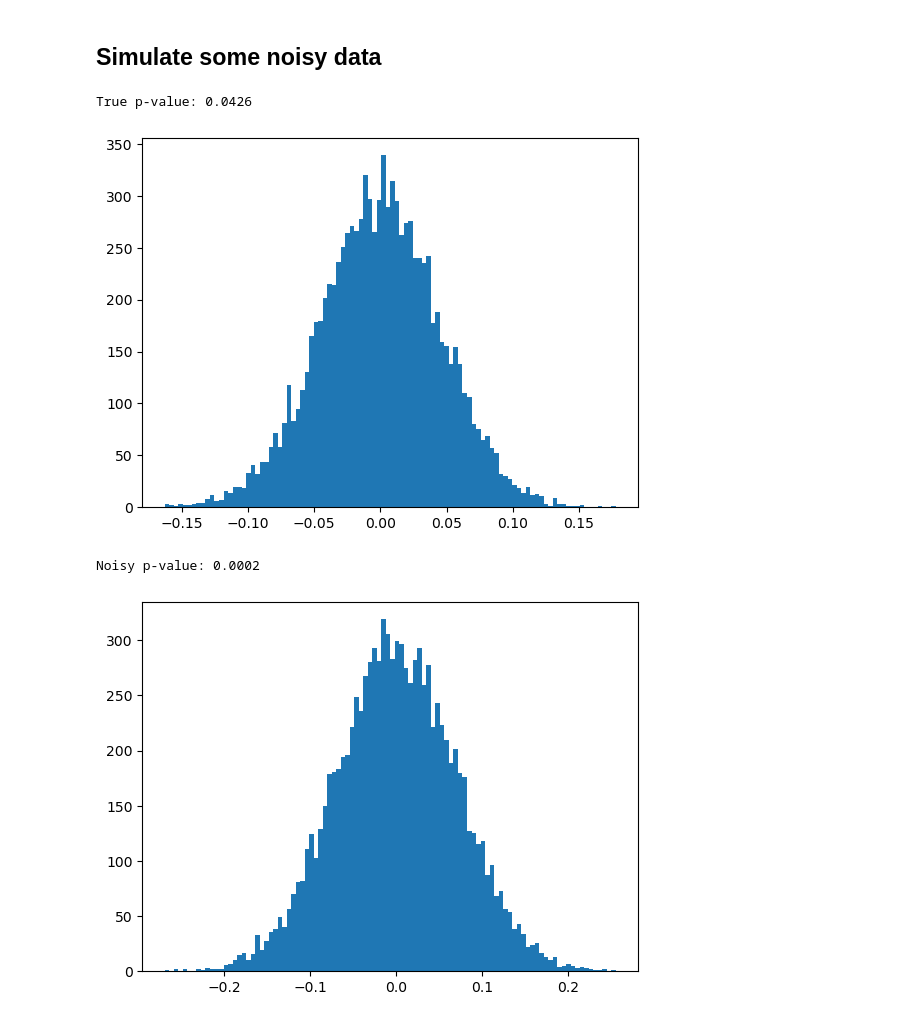
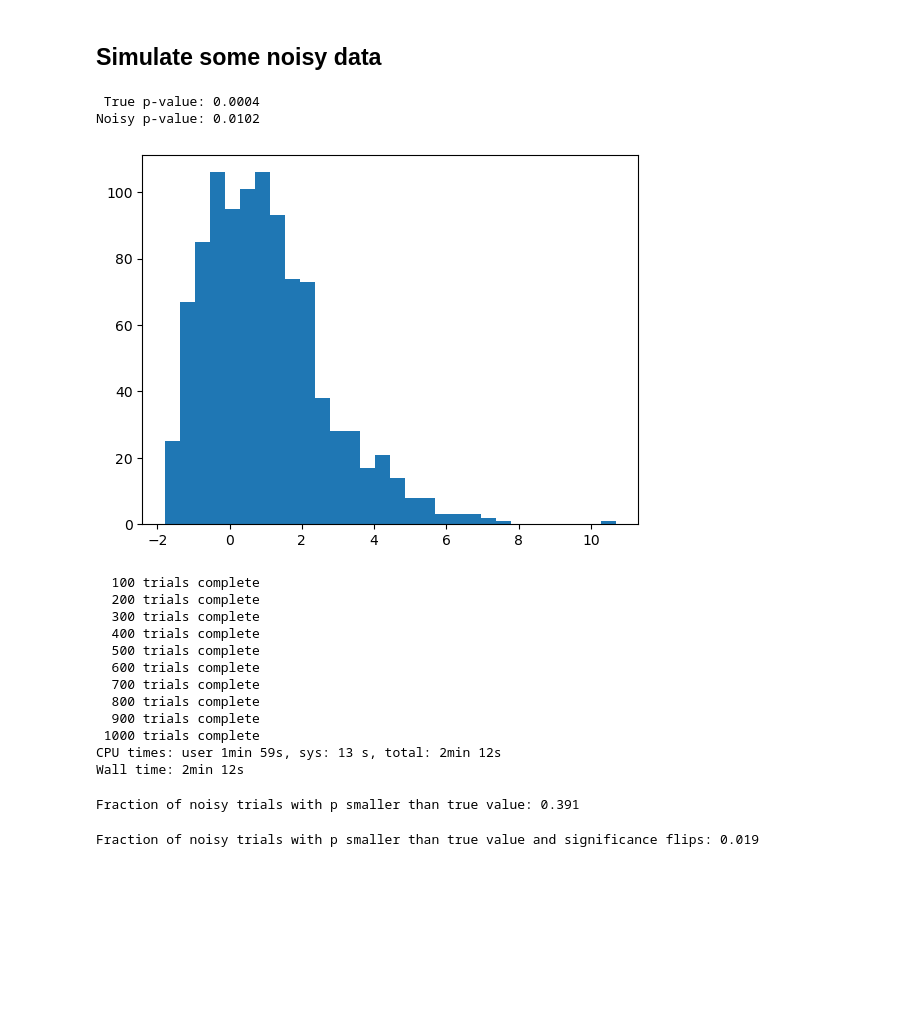
Before and after one commit to wilkens/mobility-books, a Jupyter notebook: notebooks/Validation.ipynb, the cells around one changed output. Saved outputs shown, nothing was run; the diff lists cells and outputs as text; code cells hidden in the pictures; blank space fills up the shorter version.

Commit message:
Add analysis of noisy data via simulation

```diff
--- a/notebooks/Validation.ipynb
+++ b/notebooks/Validation.ipynb
@@ -178,24 +178,75 @@ Could probably use a gamma function to fit this noise, if we made it strictly po
 # %% [markdown]
 ## Simulate some noisy data
 # %%
-x_true = np.random.normal(loc=1.0, scale=1.0, size=1000)
-y_true = np.random.normal(loc=1.1, scale=1.0, size=1000)
+#x_true = np.random.normal(loc=1.0, scale=1.0, size=1000)
+#y_true = np.random.normal(loc=1.1, scale=1.0, size=1000)
+
+x_true = np.random.default_rng().gamma(shape=3.0, scale=1.0, size=1000)
+y_true = np.random.default_rng().gamma(shape=3.0, scale=1.0, size=1000) + 0.3
 
 result_true = permutation_test((x_true, y_true), statistic=diff_mean)
-print('True p-value:', result_true.pvalue)
-plt.hist(result_true.null_distribution, bins=100)
-plt.show()
+print(' True p-value:', result_true.pvalue)
 
-x_noisy = x_true + np.random.normal(loc=0.0, scale=1.0, size=1000)
-y_noisy = y_true + np.random.default_rng().gamma(shape=1.0, scale=1.0, size=1000)
-#y_noisy = y_true + np.random.normal(loc=0.0, scale=1.0, size=1000)
+x_noisy = x_true + np.random.default_rng().gamma(shape=3.0, scale=1.0, size=1000) - 2.0
+y_noisy = y_true + np.random.default_rng().gamma(shape=3.0, scale=1.0, size=1000) - 2.0
 
 result_noisy = permutation_test((x_noisy, y_noisy), statistic=diff_mean)
 print('Noisy p-value:', result_noisy.pvalue)
-plt.hist(result_noisy.null_distribution, bins=100)
-plt.show()
 # %% [output]
-True p-value: 0.0426
+ True p-value: 0.0004
+Noisy p-value: 0.0102
-[figure, removed]
-Noisy p-value: 0.0002
-[figure, removed]
+# %%
+plt.hist(np.random.default_rng().gamma(shape=3.0, scale=1, size=1000)-2, bins=30);
+# %% [output]
+[figure, added]
+# %%
+%%time
+# run many trials
+
+simulated_pvalues = []
+trials_complete = 0
+
+for trial in range(1000):
+    x_true = np.random.normal(loc=1.0, scale=1.0, size=1000)
+    y_true = np.random.normal(loc=1.1, scale=1.0, size=1000)
+    result_true = permutation_test((x_true, y_true), statistic=diff_mean, n_resamples=2500)
+    true_p = result_true.pvalue
+
+    x_noisy = x_true + np.random.default_rng().gamma(shape=3.0, scale=0.1, size=1000) - 0.2
+    y_noisy = y_true + np.random.default_rng().gamma(shape=3.0, scale=0.1, size=1000) - 0.2
+    result_noisy = permutation_test((x_noisy, y_noisy), statistic=diff_mean, n_resamples=2500)
+    noisy_p = result_noisy.pvalue
+
+    simulated_pvalues.append((true_p, noisy_p))
+    trials_complete +=1
+    if trials_complete%100==0:
+        print(f'{trials_complete: >5} trials complete')
+# %% [output]
+  100 trials complete
+  200 trials complete
+  300 trials complete
+  400 trials complete
+  500 trials complete
+  600 trials complete
+  700 trials complete
+  800 trials complete
+  900 trials complete
+ 1000 trials complete
+CPU times: user 1min 59s, sys: 13 s, total: 2min 12s
+Wall time: 2min 12s
+# %%
+noisy_smaller = 0
+for truep, noisyp in simulated_pvalues:
+    if noisyp < truep:
+        noisy_smaller += 1
+print(f'Fraction of noisy trials with p smaller than true value: {noisy_smaller/len(simulated_pvalues)}')
+# %% [output]
+Fraction of noisy trials with p smaller than true value: 0.391
+# %%
+noisy_smaller = 0
+for truep, noisyp in simulated_pvalues:
+    if (noisyp < 0.01) and (truep > 0.01):
+        noisy_smaller += 1
+print(f'Fraction of noisy trials with p smaller than true value and significance flips: {noisy_smaller/len(simulated_pvalues)}')
+# %% [output]
+Fraction of noisy trials with p smaller than true value and significance flips: 0.019
```
Also changed, not shown: parts of 8 cells of this notebook.
